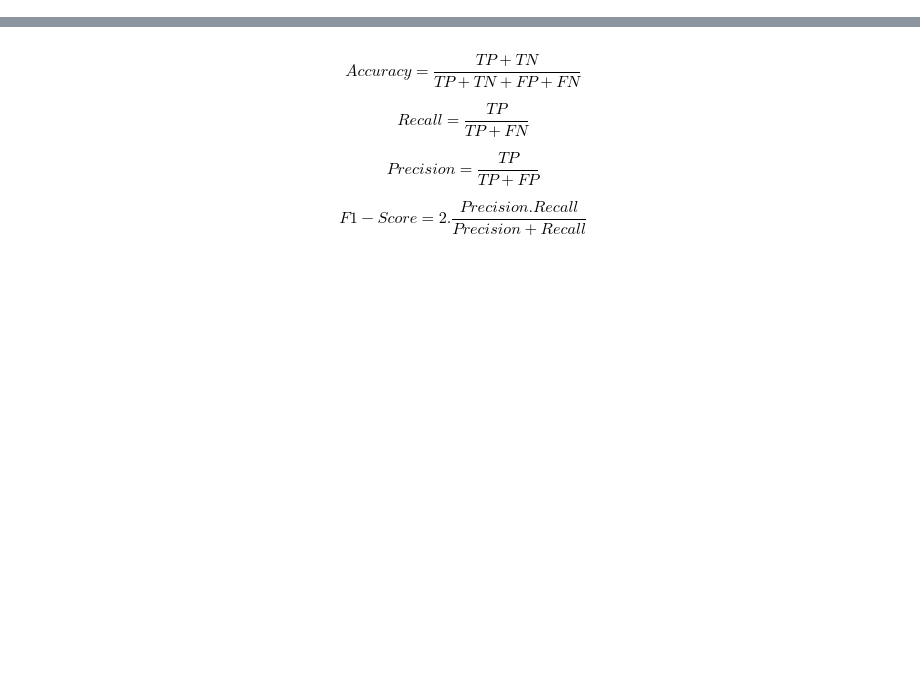
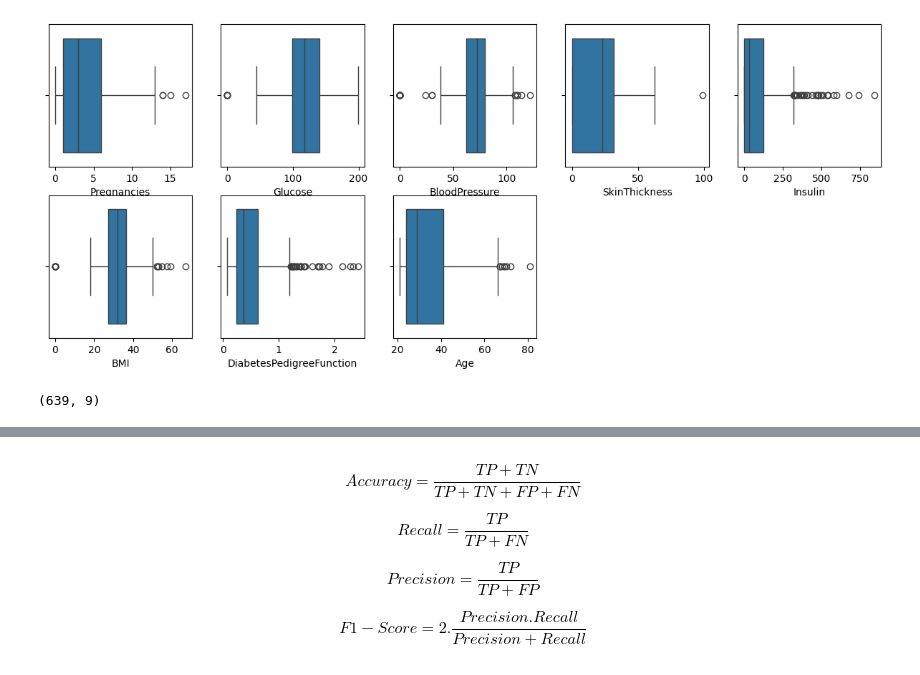
Before and after one commit to phanducminh201/Model_training_in_ML, a Jupyter notebook: Random_Forest.ipynb, the cells around one changed output, grey strips where cells are left out. Cells and saved outputs as stored; diff of their text form; code cells hidden in the pictures; blank space fills up the shorter version.

```diff
--- a/Random_Forest.ipynb
+++ b/Random_Forest.ipynb
@@ -17,0 +91,8 @@ from sklearn.metrics import accuracy_score, precision_score, recall_score, f1_sc
+# %%
+plt.figure(figsize = (15,15))
+for i, col in enumerate(["Pregnancies","Glucose","BloodPressure", "SkinThickness", "Insulin", "BMI", "DiabetesPedigreeFunction", "Age"]):
+    plt.subplot(5, 5, i+1)
+    sns.boxplot(x = col, data = data)
+plt.show()
+# %% [output]
+[figure, added]
@@ -17,0 +115,5 @@ from sklearn.metrics import accuracy_score, precision_score, recall_score, f1_sc
+# %%
+data_cleaned=data.drop(outlier_indices).reset_index(drop=True)
+print(data_cleaned.shape)
+# %% [output]
+(639, 9)
```
Also changed, not shown: parts of 71 cells of this notebook.
